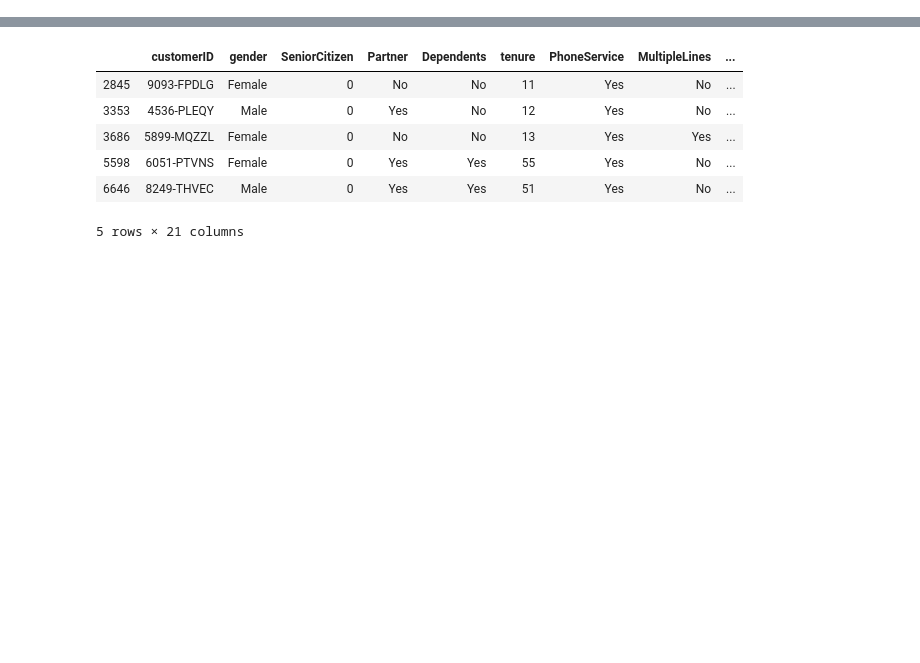
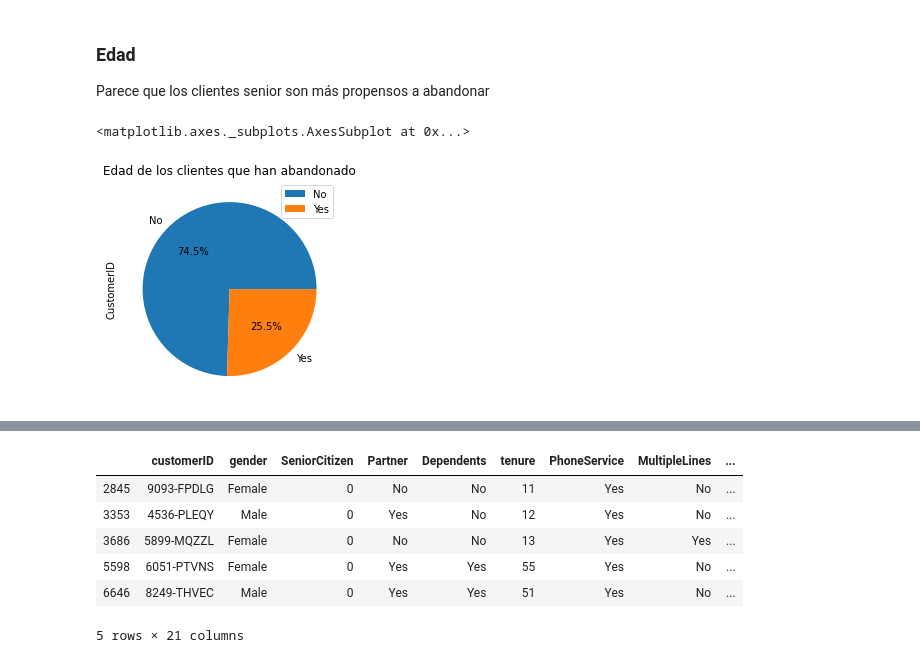
Before and after one commit to jmanuelnavarro/IEBS-DataScience-and-ML, a Jupyter notebook: Clase2_Intro Lenguajes Programación/telco-customer-churn/notebooks/telco customers churn.ipynb, the cells around one changed output, grey strips where cells are left out. Cells and saved outputs as stored; diff of their text form; code cells hidden in the pictures; blank space fills up the shorter version.

```diff
--- a/Clase2_Intro Lenguajes Programación/telco-customer-churn/notebooks/telco customers churn.ipynb
+++ b/Clase2_Intro Lenguajes Programación/telco-customer-churn/notebooks/telco customers churn.ipynb
@@ -35,0 +297,9 @@ df_telco_cust_churn.sample(10)
+# %% [markdown]
+### Edad
+Parece que los clientes senior son más propensos a abandonar
+# %%
+df_telco_cust_churn_processed[df_telco_cust_churn_processed["Abandoned"]=="Yes"].groupby(["IsSeniorCitizen"]).count()[["CustomerID"]]\
+    .plot(kind = "pie", y = "CustomerID", autopct='%1.1f%%', title = "Edad de los clientes que han abandonado")
+# %% [output]
+<matplotlib.axes._subplots.AxesSubplot at 0x...>
+[figure, added]
```
Also changed, not shown: parts of 91 cells of this notebook, 1 other file.
